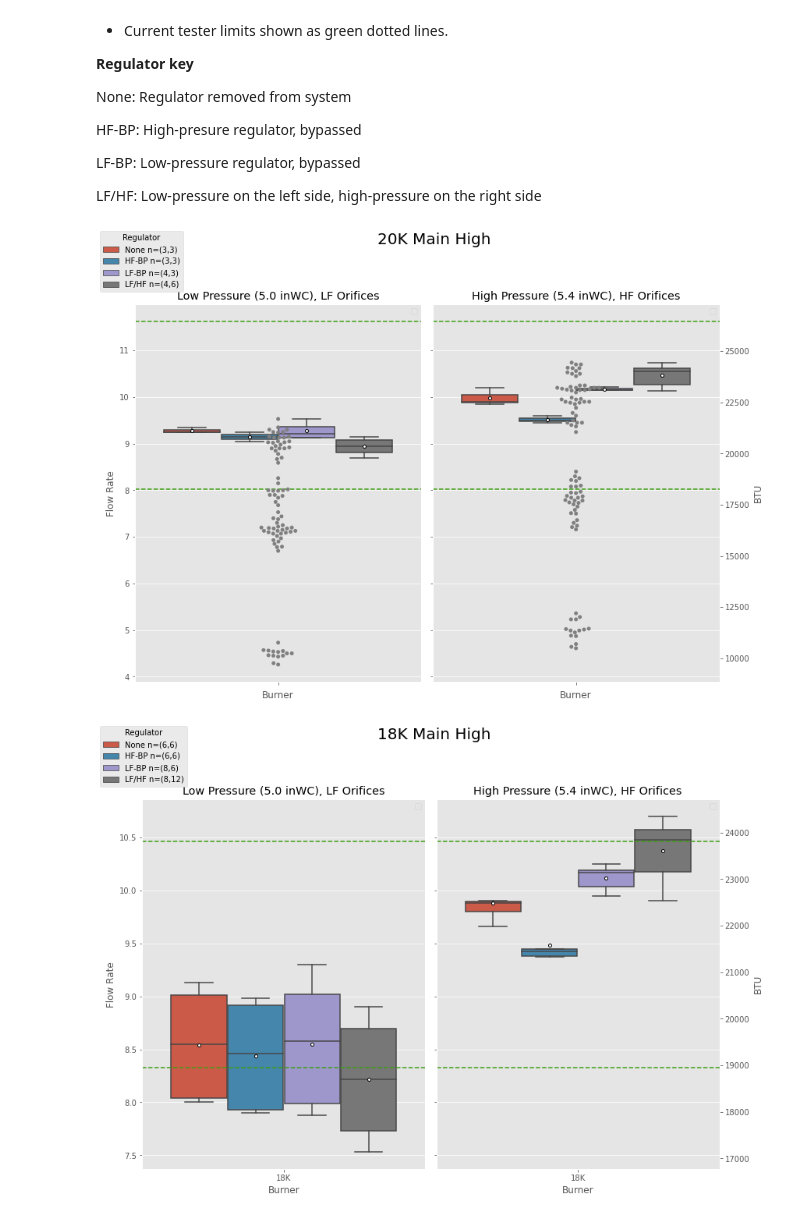
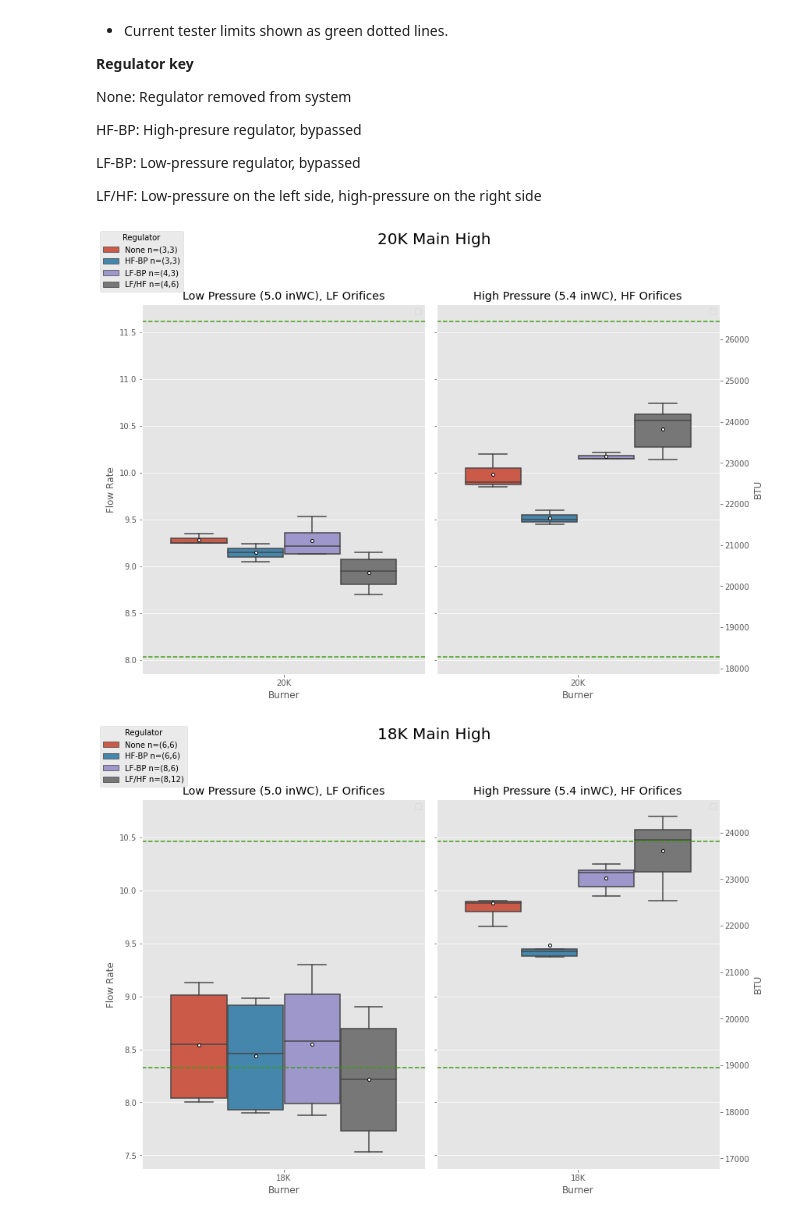
Before and after one commit to elkirk/wolf, a Jupyter notebook: flow-testing/flowrate-testing.ipynb, the cells around one changed output. Saved outputs shown, nothing was run; the diff lists cells and outputs as text; code cells hidden in the pictures.

```diff
--- a/flow-testing/flowrate-testing.ipynb
+++ b/flow-testing/flowrate-testing.ipynb
@@ -167,8 +167,8 @@ sns.boxplot(ax=axes[1],
                        "markersize":"4"})
 
 lines, labels = fig.axes[-1].get_legend_handles_labels()
-sns.swarmplot(x=mainhigh[burner20k]['Burner'], y='Flow Rate', data=mainhigh[lowpressure & orifice_lf], color="grey", ax=axes[0], hue='Regulator')
-sns.swarmplot(x=mainhigh[burner20k]['Burner'], y='Flow Rate', data=mainhigh[highpressure & orifice_hf], color="grey", ax=axes[1], hue='Regulator')
+#sns.swarmplot(x=mainhigh[burner20k]['Burner'], y='Flow Rate', data=mainhigh[lowpressure & orifice_lf], color="grey", ax=axes[0], hue='Regulator')
+#sns.swarmplot(x=mainhigh[burner20k]['Burner'], y='Flow Rate', data=mainhigh[highpressure & orifice_hf], color="grey", ax=axes[1], hue='Regulator')
 
 # Adding sample size to legend callouts
 labels[0] = 'None n=('+str(lplf20k['None'])+','+str(hphf20k['None'])+')'
@@ -184,34 +184,34 @@ axes[1].legend(lines[:0], labels[:0])
 axes[0].set_title('Low Pressure (5.0 inWC), LF Orifices')
 axes[1].set_title('High Pressure (5.4 inWC), HF Orifices')
 
 # Adding lines for tester limits
 axes[0].axhline(y=srt20klim['mh-lwr'], ls='--', c='#3c9e12', label='Tester Limit')
 axes[0].axhline(y=srt20klim['mh-upr'], ls='--', c='#3c9e12')
 axes[1].axhline(y=srt20klim['mh-lwr'], ls='--', c='#3c9e12')
 axes[1].axhline(y=srt20klim['mh-upr'], ls='--', c='#3c9e12')
 
 # Setting legend for entire figure
 fig.legend(lines, labels, loc='upper left', title='Regulator')
 
 # Adding secondary axis with BTU conversion
 def slpm2btu(x):
     return x * 2.117 * 1075
 
 
 def btu2slpm(x):
     return x / 2.117 / 1075
 
 secax = axes[1].secondary_yaxis('right', functions=(slpm2btu, btu2slpm))
 secax.set_ylabel('BTU')
 
 axes[0].set_ylabel('Flow Rate')
 axes[1].set_ylabel('')
 
 #plt.savefig('plot-20k-pressurecomparison-regulator.png')
 plt.tight_layout()
 plt.show()
 # %% [output]
-[figure, old version]
+[figure, new version]
 # %%
 fig, axes = plt.subplots(1, 2, figsize=(12,8), sharey=True)
 fig.suptitle('18K Main High', y=1.06, fontsize=20)
```
